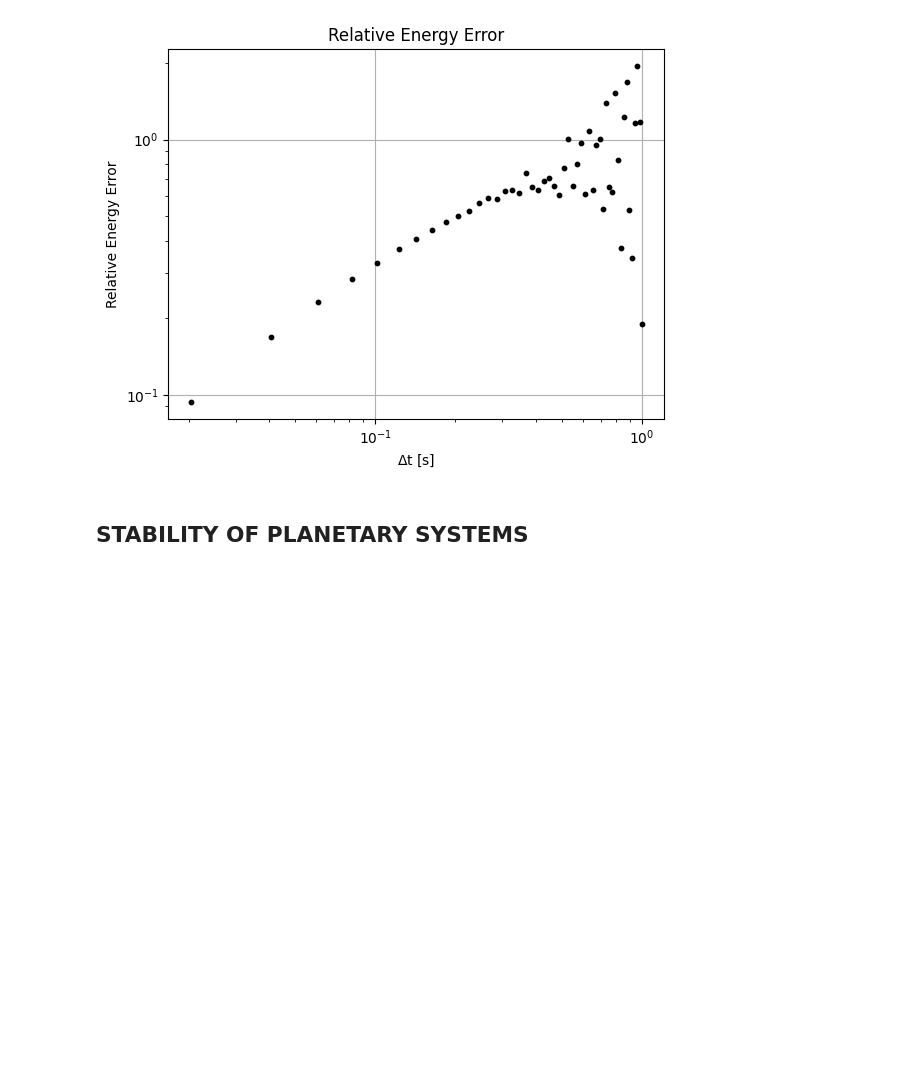
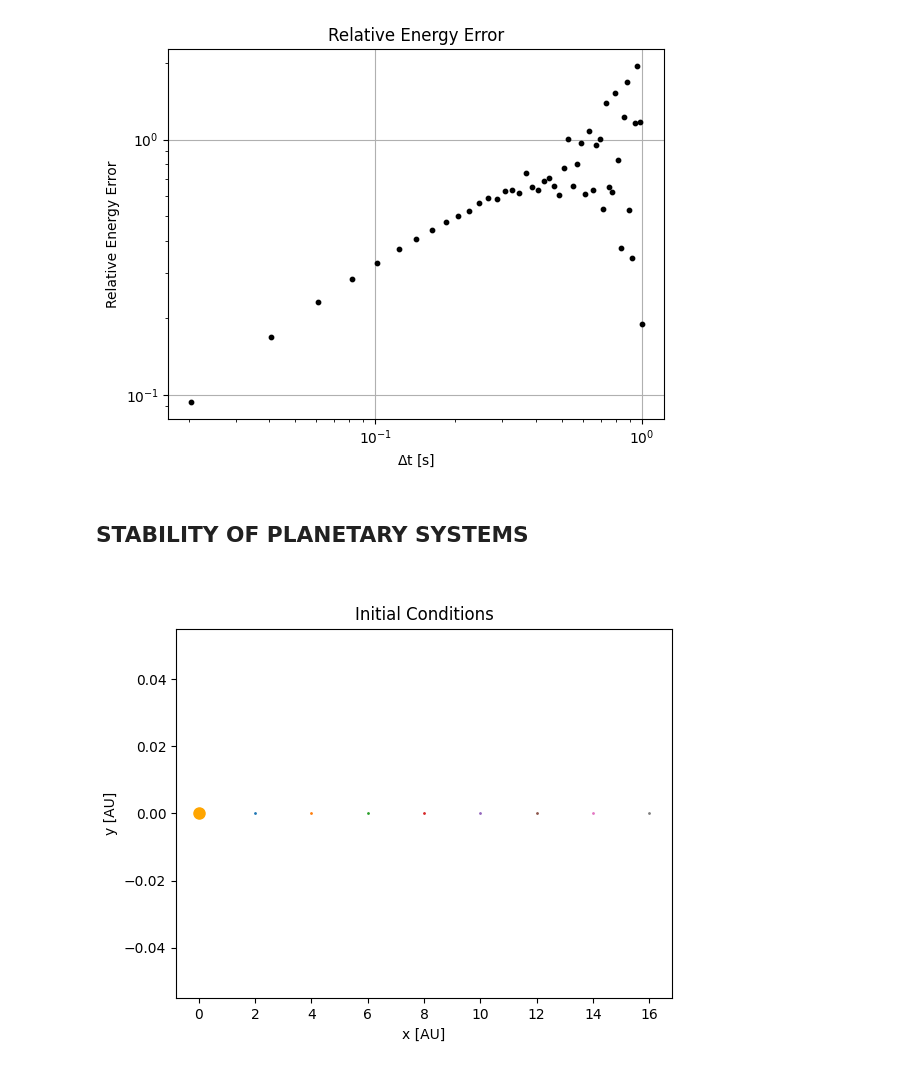
Before and after one commit to marcoboscato/celestial_mechanics, a Jupyter notebook: Homeworks/HW3/boscatomarco_hw3.ipynb, the cells around one changed output. Cells and saved outputs as stored; diff of their text form; code cells hidden in the pictures; blank space fills up the shorter version.

```diff
--- a/Homeworks/HW3/boscatomarco_hw3.ipynb
+++ b/Homeworks/HW3/boscatomarco_hw3.ipynb
@@ -174,0 +174,13 @@ def softening_potential(x, m):
+# %%
+# plot the ic in x-y plane
+fig = plt.figure()
+plt.plot(system.pos[0, 0], system.pos[0, 1], 'o', markersize=8, color='orange', label='Star')
+for i in range(num_planets):
+    plt.plot(system.pos[i+1, 0], system.pos[i+1, 1], 'o', markersize=1, label='Planet '+str(i+1))
+plt.xlabel('x [AU]')
+plt.ylabel('y [AU]')
+plt.title('Initial Conditions')
+#plt.legend()
+plt.show()
+# %% [output]
+[figure, added]
```
Also changed, not shown: parts of 17 cells of this notebook, 2 other files.
